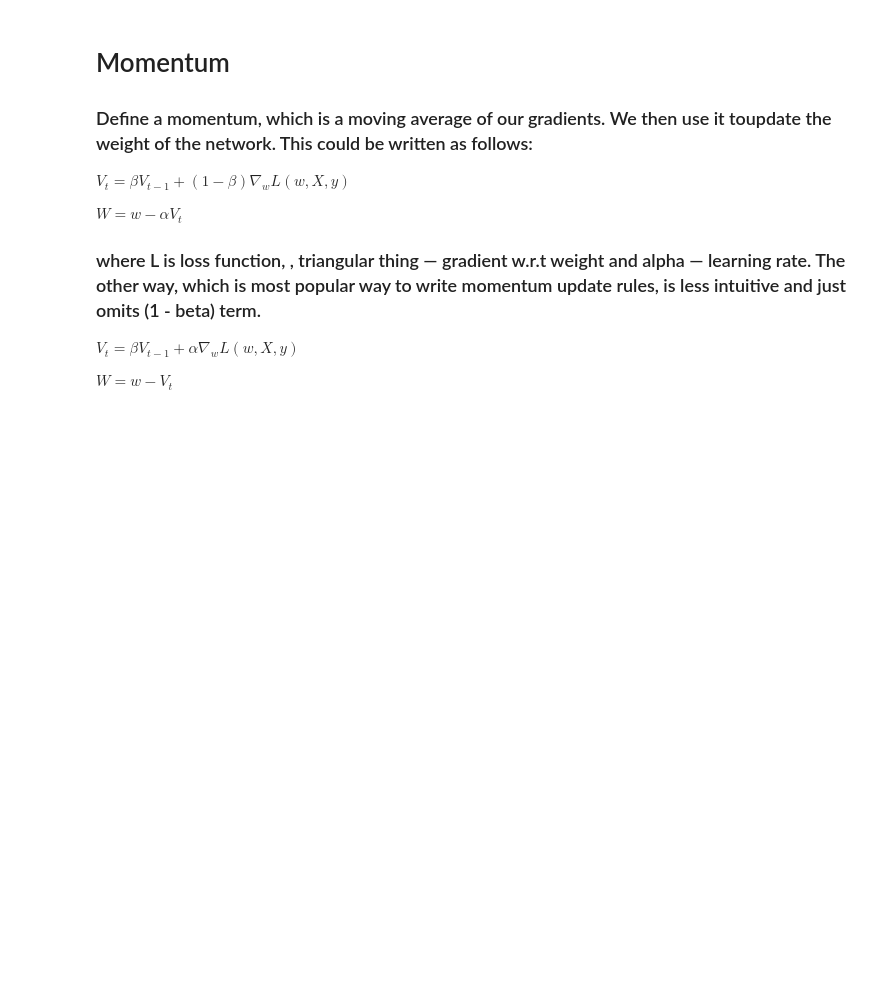
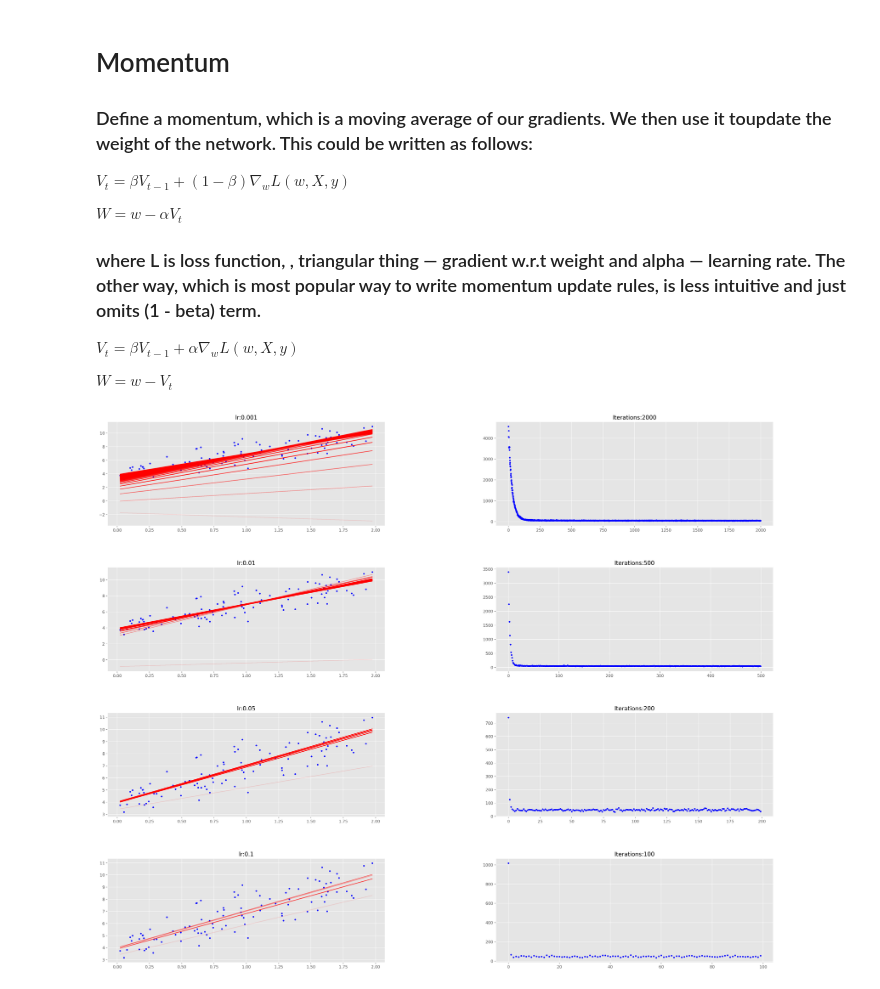
Before and after one commit to ChristianLin0420/MachineLearningFromScrachToAcvanced, a Jupyter notebook: Machine Learning/2.StochasticGradientDescent.ipynb, the cells around one changed output. Cells and saved outputs as stored; diff of their text form; code cells hidden in the pictures; blank space fills up the shorter version.

```diff
--- a/Machine Learning/2.StochasticGradientDescent.ipynb
+++ b/Machine Learning/2.StochasticGradientDescent.ipynb
@@ -185,0 +224,19 @@ $W = w - V_t$
+# %%
+fig = plt.figure(figsize=(30,25),dpi = 200)
+fig.subplots_adjust(hspace=0.4, wspace = 0.4)
+
+it_lr =[(2000,0.001),(500,0.01),(200,0.05),(100,0.1)]
+count = 0
+for n_iter, lr in it_lr:
+    count += 1
+
+    ax = fig.add_subplot(4, 2, count)
+    count += 1
+
+    ax1 = fig.add_subplot(4,2,count)
+
+    ax.set_title("lr:{}".format(lr))
+    ax1.set_title("Iterations:{}".format(n_iter))
+    plot_GD(n_iter, lr, ax, ax1, True)
+# %% [output]
+[figure, added]
```
Also changed, not shown: parts of 6 cells of this notebook.
